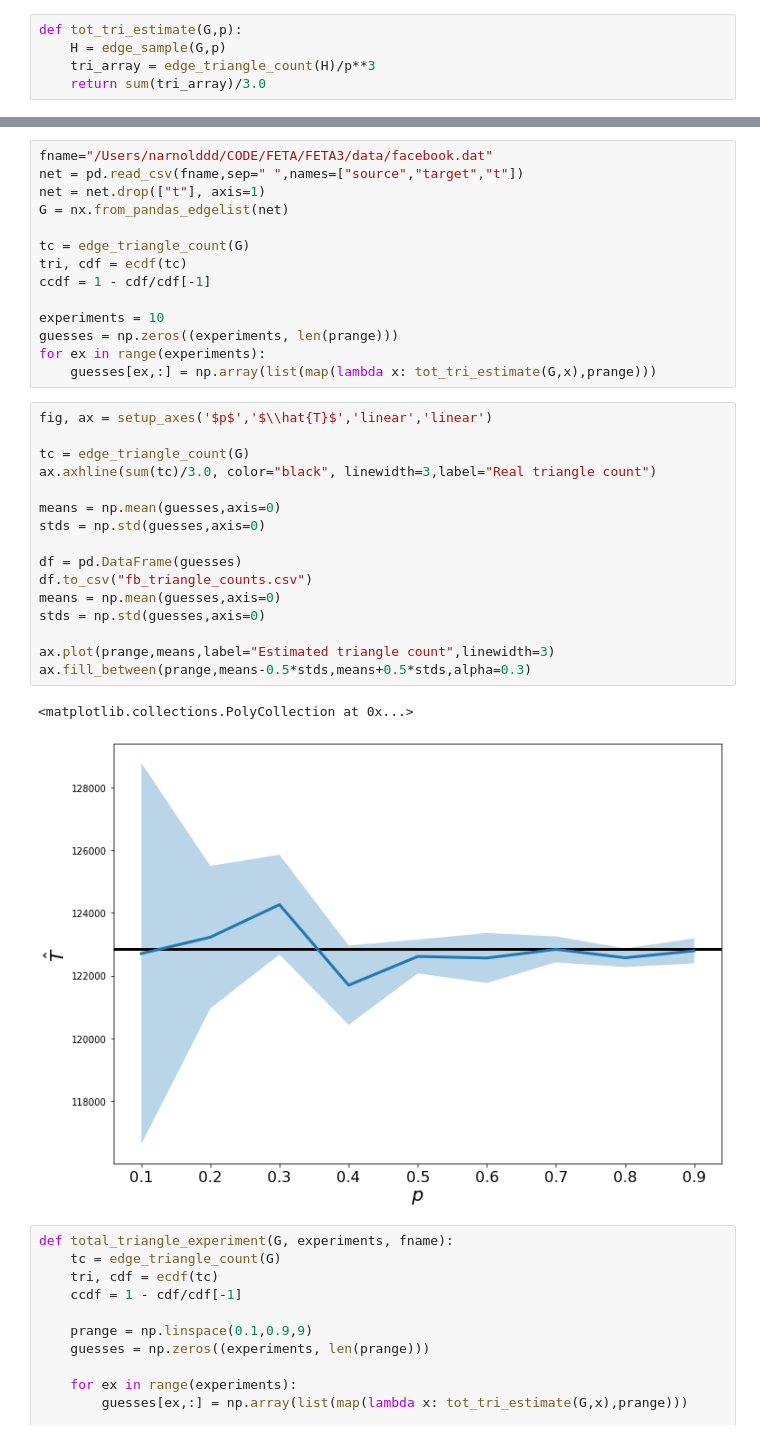
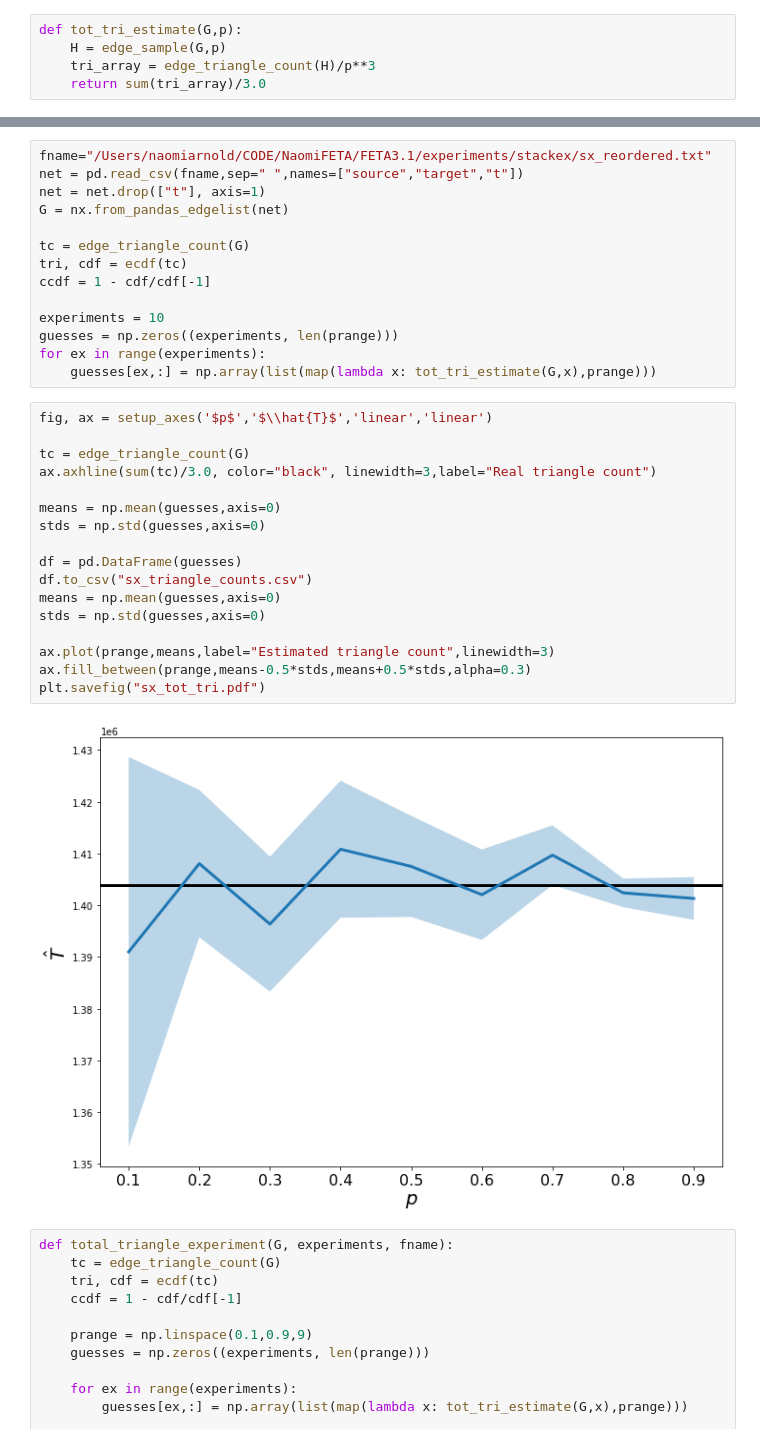
Before and after one commit to narnolddd/sample-nets, a Jupyter notebook: DegreeDistribution.ipynb, the cells around one changed output, grey strips where cells are left out. Cells and saved outputs as stored; diff of their text form.

```diff
--- a/DegreeDistribution.ipynb
+++ b/DegreeDistribution.ipynb
@@ -237,5 +237,5 @@ plt.show()
 # %%
-fname="/Users/narnolddd/CODE/FETA/FETA3/data/facebook.dat"
+fname="/Users/naomiarnold/CODE/NaomiFETA/FETA3.1/experiments/stackex/sx_reordered.txt"
 net = pd.read_csv(fname,sep=" ",names=["source","target","t"])
 net = net.drop(["t"], axis=1)
 G = nx.from_pandas_edgelist(net)
@@ -251,22 +251,22 @@ for ex in range(experiments):
 # %%
 fig, ax = setup_axes('$p$','$\\hat{T}$','linear','linear')
 
 tc = edge_triangle_count(G)
 ax.axhline(sum(tc)/3.0, color="black", linewidth=3,label="Real triangle count")
 
 means = np.mean(guesses,axis=0)
 stds = np.std(guesses,axis=0)
 
 df = pd.DataFrame(guesses)
-df.to_csv("fb_triangle_counts.csv")
+df.to_csv("sx_triangle_counts.csv")
 means = np.mean(guesses,axis=0)
 stds = np.std(guesses,axis=0)
 
 ax.plot(prange,means,label="Estimated triangle count",linewidth=3)
 ax.fill_between(prange,means-0.5*stds,means+0.5*stds,alpha=0.3)
+plt.savefig("sx_tot_tri.pdf")
 # %% [output]
-<matplotlib.collections.PolyCollection at 0x...>
-[figure, old version]
+[figure, new version]
 # %%
 def total_triangle_experiment(G, experiments, fname):
     tc = edge_triangle_count(G)
```
Also changed, not shown: parts of 11 cells of this notebook, 6 other files.
